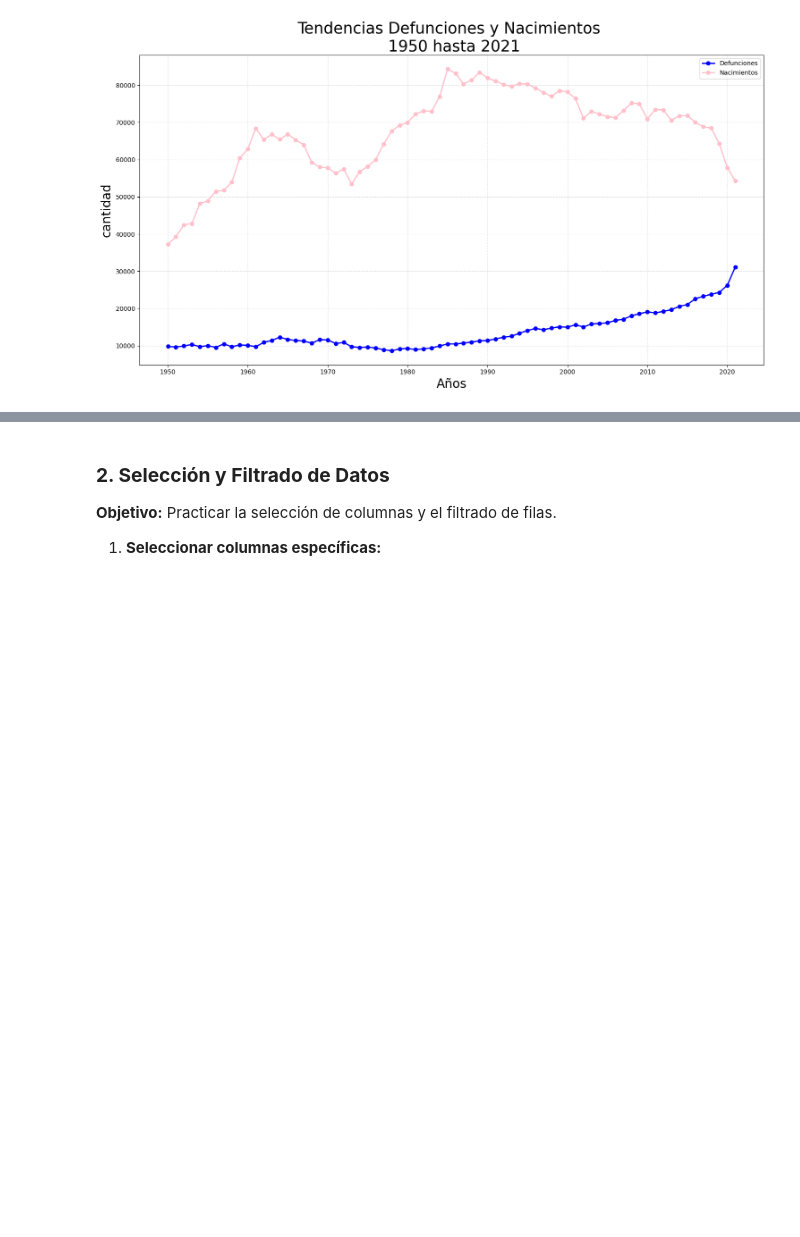
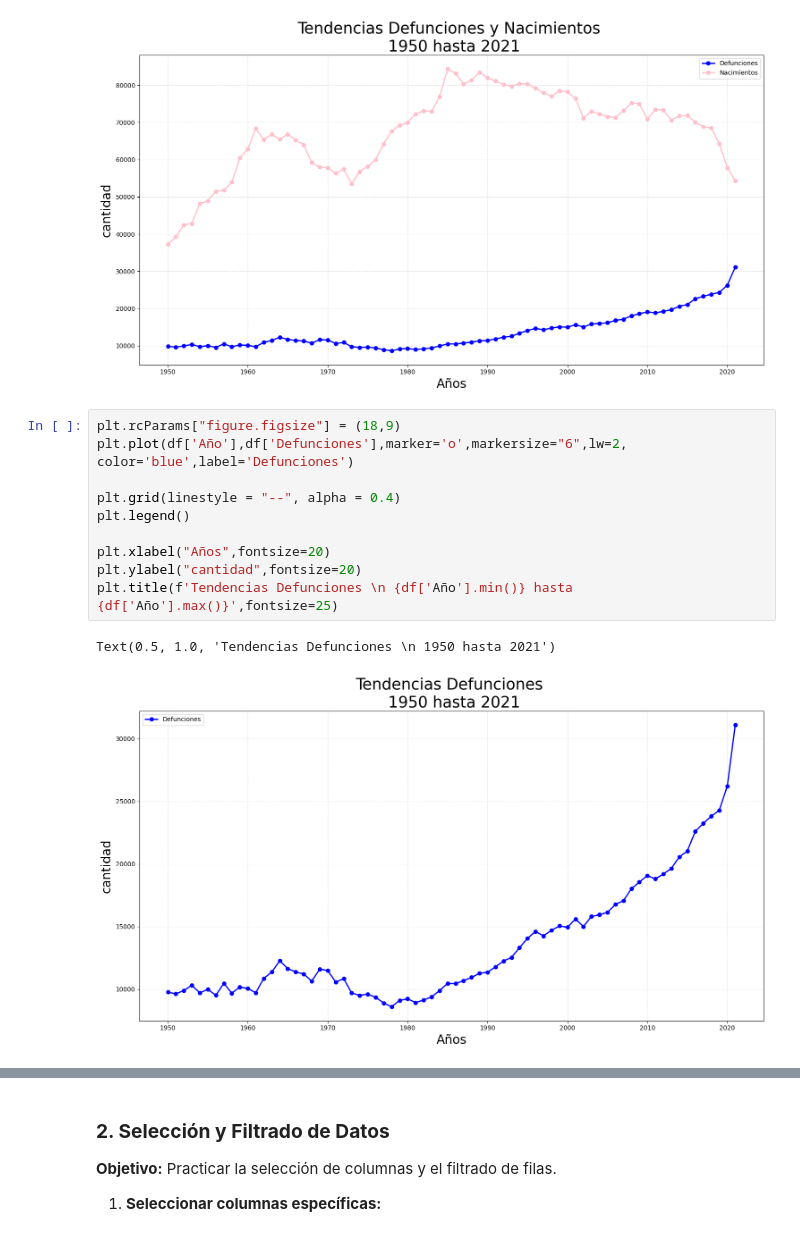
Before and after one commit to FiorellaChava/Programacion-Python-Basico-GRUPO-1---6181133432, a Jupyter notebook: Estudiantes/fiorella chavarria/semana 5/Clase 10/tarea/Practica_9.ipynb, the cells around one changed output, grey strips where cells are left out. Saved outputs shown, nothing was run; the diff lists cells and outputs as text; blank space fills up the shorter version.

```diff
--- a/Estudiantes/fiorella chavarria/semana 5/Clase 10/tarea/Practica_9.ipynb
+++ b/Estudiantes/fiorella chavarria/semana 5/Clase 10/tarea/Practica_9.ipynb
@@ -99,6 +99,19 @@ plt.title(f'Tendencias Defunciones y Nacimientos \n {df['Año'].min()} hasta {df
 # %% [output]
 Text(0.5, 1.0, 'Tendencias Defunciones y Nacimientos \n 1950 hasta 2021')
 [figure]
+# %%
+plt.rcParams["figure.figsize"] = (18,9)
+plt.plot(df['Año'],df['Defunciones'],marker='o',markersize="6",lw=2, color='blue',label='Defunciones')
+
+plt.grid(linestyle = "--", alpha = 0.4)
+plt.legend()
+
+plt.xlabel("Años",fontsize=20)
+plt.ylabel("cantidad",fontsize=20)
+plt.title(f'Tendencias Defunciones \n {df['Año'].min()} hasta {df['Año'].max()}',fontsize=25)
+# %% [output]
+Text(0.5, 1.0, 'Tendencias Defunciones \n 1950 hasta 2021')
+[figure, added]
 # %%
 plt.rcParams["figure.figsize"] = (18,9)
 plt.plot(df['Año'],df['Nacimientos'],marker='o',markersize="3",lw=2, color='pink',label='Defunciones')
```
Also changed, not shown: parts of 6 cells of this notebook.
